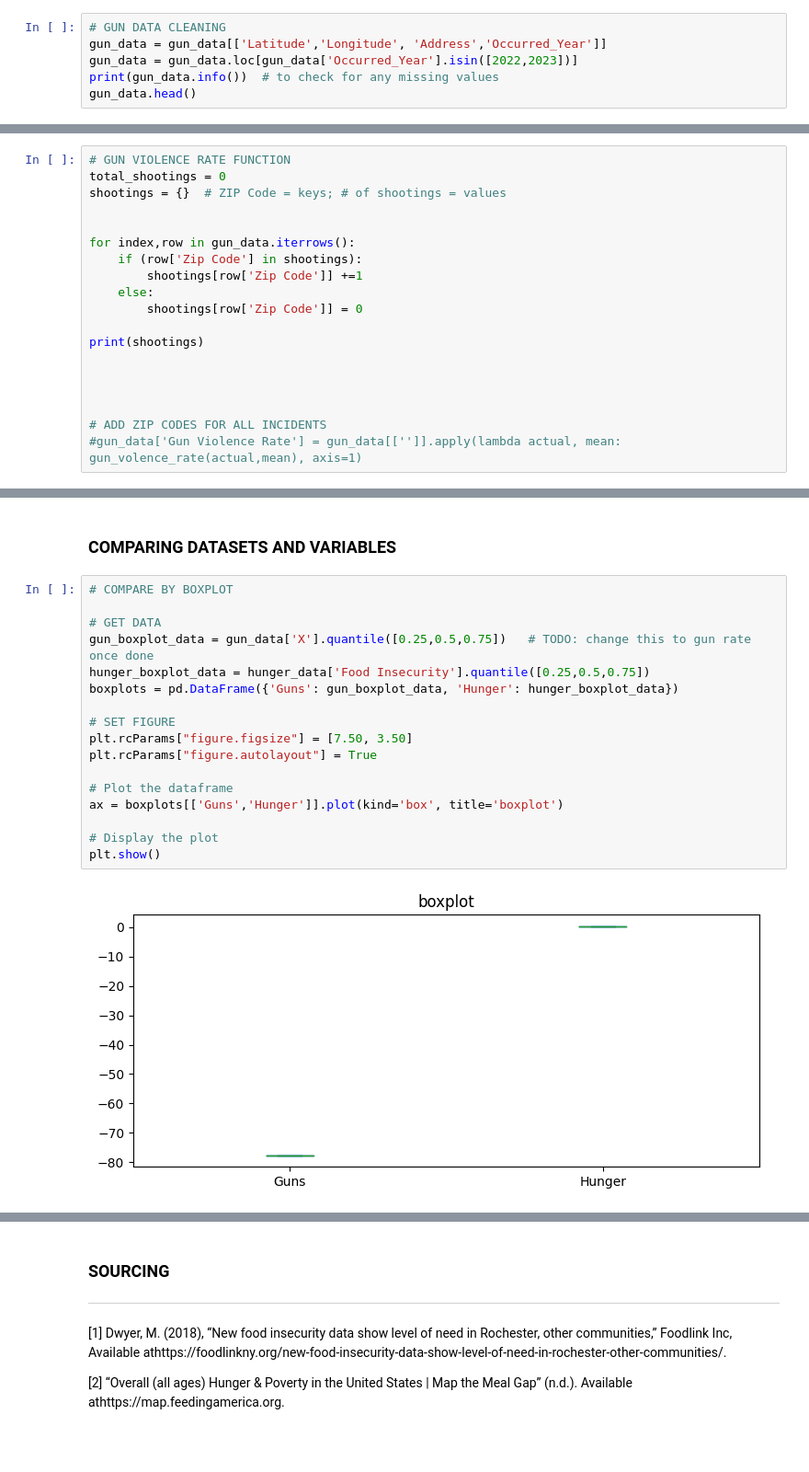
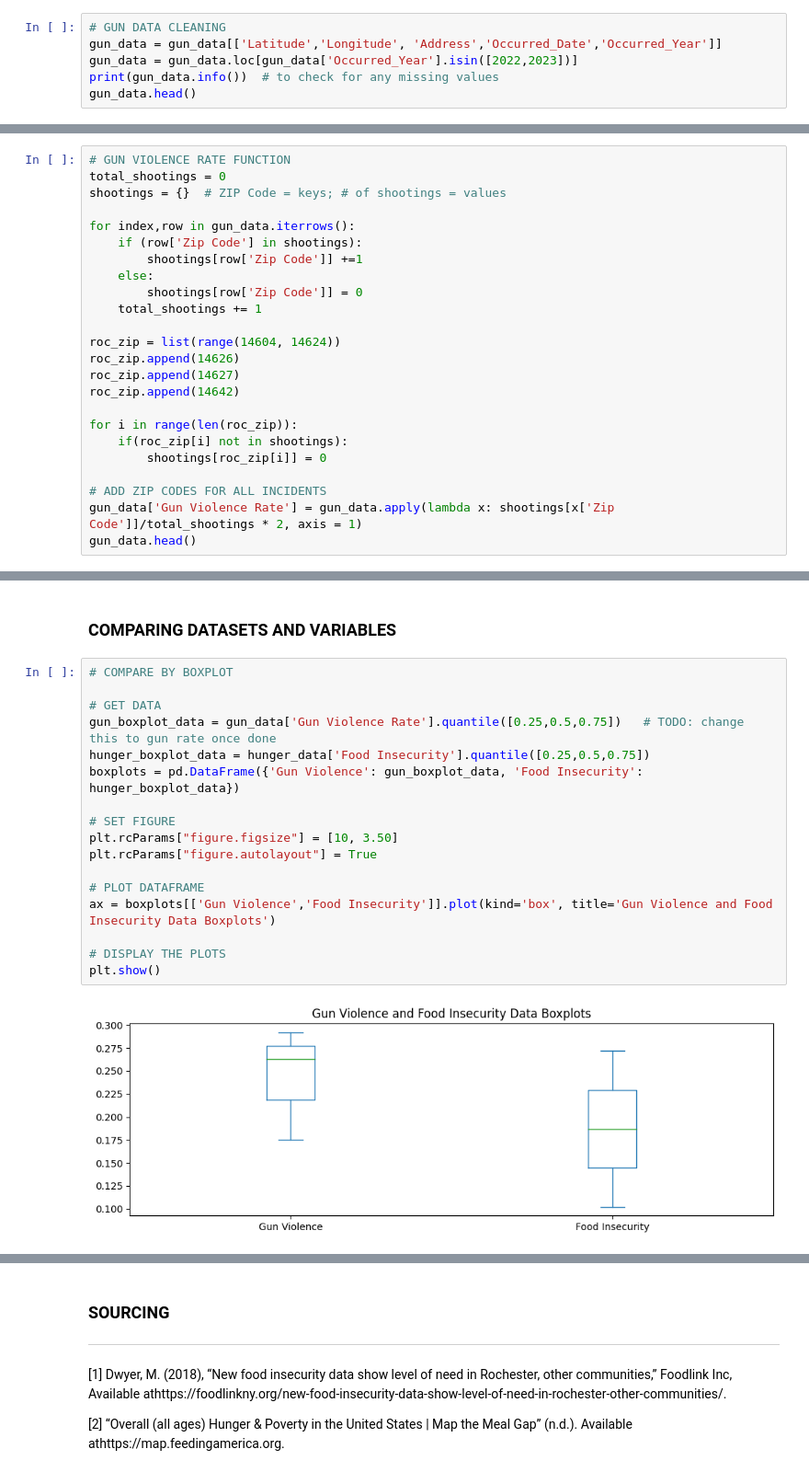
Before and after one commit to javac0f/RocGunHungerEda, a Jupyter notebook: jared_try.ipynb, the cells around one changed output, grey strips where cells are left out. Shown at 92% size. Cells and saved outputs as stored; diff of their text form; blank space fills up the shorter version.

Commit message:
made the plots, please fit the distros

```diff
--- a/jared_try.ipynb
+++ b/jared_try.ipynb
@@ -74,7 +74,7 @@ ObjectId             4679
 dtype: int64
 # %%
 # GUN DATA CLEANING
-gun_data = gun_data[['Latitude','Longitude', 'Address','Occurred_Year']]
+gun_data = gun_data[['Latitude','Longitude', 'Address','Occurred_Date','Occurred_Year']]
 gun_data = gun_data.loc[gun_data['Occurred_Year'].isin([2022,2023])]
 print(gun_data.info())  # to check for any missing values
 gun_data.head()
@@ -112,19 +113,24 @@ gun_data['Zip Code'] = gun_coords.apply(lambda x: get_zip_code(x), axis = 1)
 # GUN VIOLENCE RATE FUNCTION
 total_shootings = 0
 shootings = {}  # ZIP Code = keys; # of shootings = values
-
 
 for index,row in gun_data.iterrows():
     if (row['Zip Code'] in shootings):
         shootings[row['Zip Code']] +=1
     else:
         shootings[row['Zip Code']] = 0
+    total_shootings += 1
 
-print(shootings)
+roc_zip = list(range(14604, 14624))
+roc_zip.append(14626)
+roc_zip.append(14627)
+roc_zip.append(14642)
 
-
-
+for i in range(len(roc_zip)):
+    if(roc_zip[i] not in shootings):
+        shootings[roc_zip[i]] = 0
 
 # ADD ZIP CODES FOR ALL INCIDENTS
-#gun_data['Gun Violence Rate'] = gun_data[['']].apply(lambda actual, mean: gun_volence_rate(actual,mean), axis=1)
+gun_data['Gun Violence Rate'] = gun_data.apply(lambda x: shootings[x['Zip Code']]/total_shootings * 2, axis = 1)
+gun_data.head()
 # %% [output]
@@ -248,19 +248,19 @@ max    -77.552548   43.220375         2022.0   43.220375  -77.552548
 # %%
 # COMPARE BY BOXPLOT
 
 # GET DATA
-gun_boxplot_data = gun_data['X'].quantile([0.25,0.5,0.75])   # TODO: change this to gun rate once done
+gun_boxplot_data = gun_data['Gun Violence Rate'].quantile([0.25,0.5,0.75])   # TODO: change this to gun rate once done
 hunger_boxplot_data = hunger_data['Food Insecurity'].quantile([0.25,0.5,0.75])
-boxplots = pd.DataFrame({'Guns': gun_boxplot_data, 'Hunger': hunger_boxplot_data})
+boxplots = pd.DataFrame({'Gun Violence': gun_boxplot_data, 'Food Insecurity': hunger_boxplot_data})
 
 # SET FIGURE
-plt.rcParams["figure.figsize"] = [7.50, 3.50]
+plt.rcParams["figure.figsize"] = [10, 3.50]
 plt.rcParams["figure.autolayout"] = True
 
-# Plot the dataframe
-ax = boxplots[['Guns','Hunger']].plot(kind='box', title='boxplot')
+# PLOT DATAFRAME
+ax = boxplots[['Gun Violence','Food Insecurity']].plot(kind='box', title='Gun Violence and Food Insecurity Data Boxplots')
 
-# Display the plot
+# DISPLAY THE PLOTS
 plt.show()
 # %% [output]
-[figure, old version]
+[figure, new version]
```
Also changed, not shown: parts of 8 cells of this notebook.
